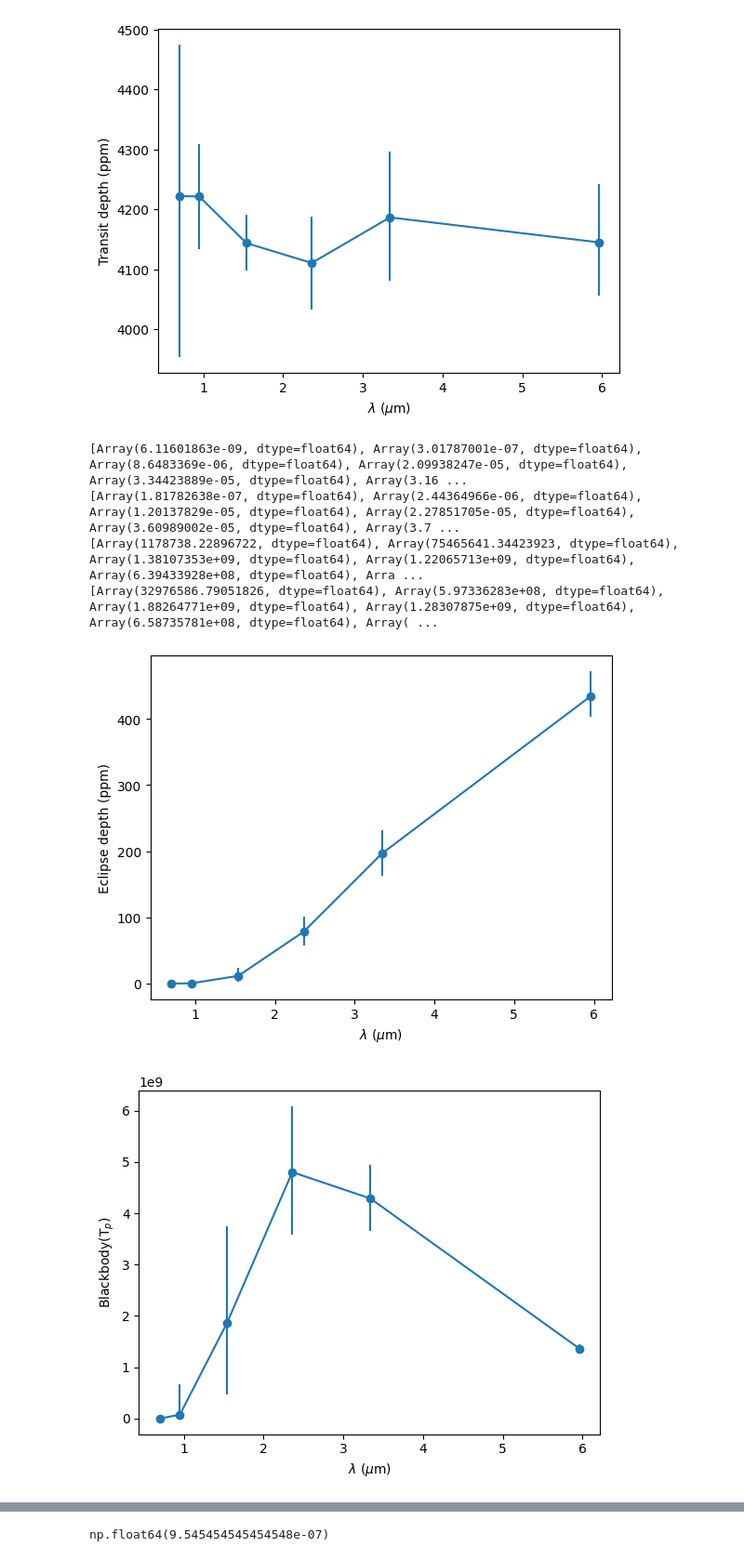
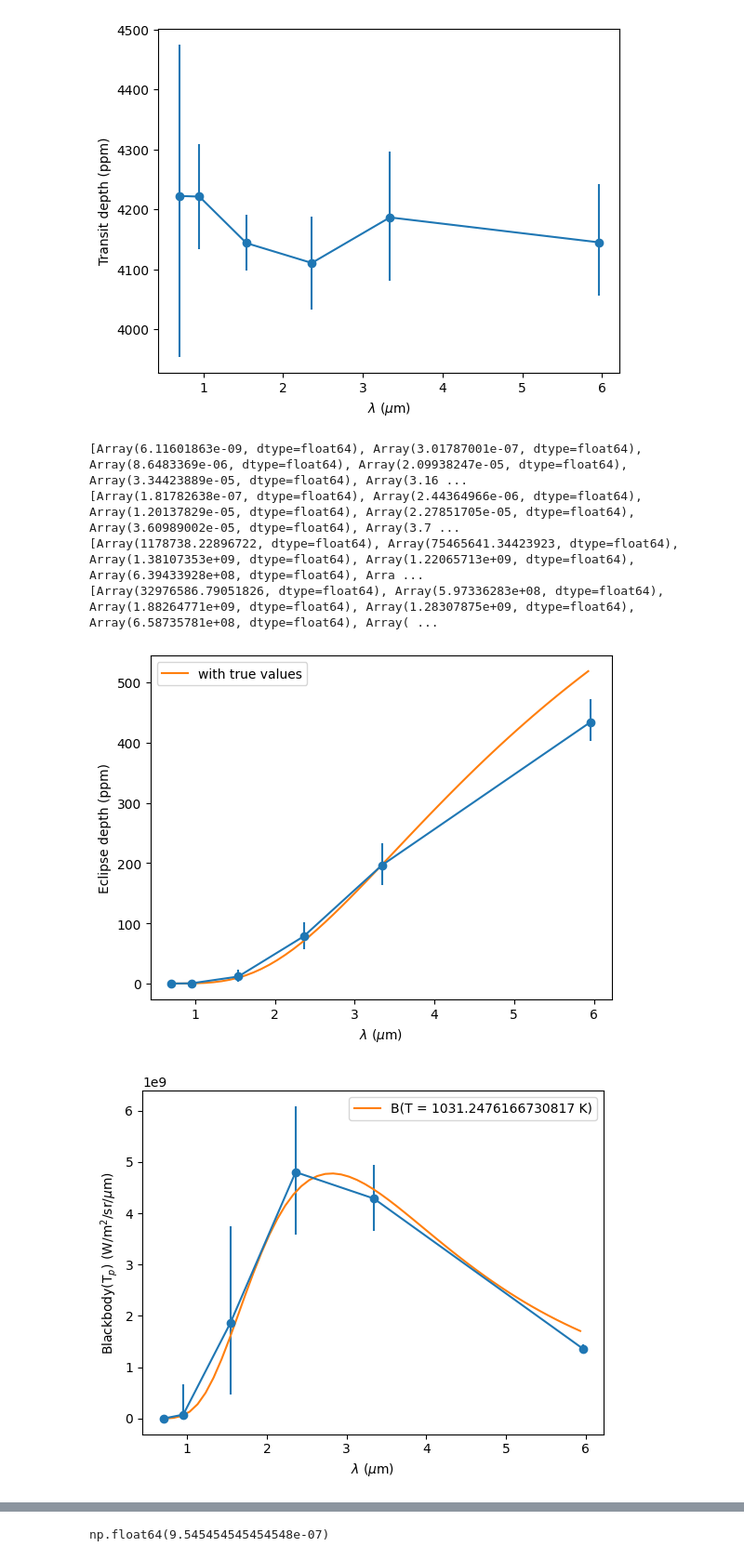
Before and after one commit to olwenrering/M2-LIU-Elsa, a Jupyter notebook: mcmc_multiwavelength.ipynb, the cells around one changed output, grey strips where cells are left out. Shown at 93% size. Saved outputs shown, nothing was run; the diff lists cells and outputs as text; code cells hidden in the pictures.

Commit message:
added plots

```diff
--- a/mcmc_multiwavelength.ipynb
+++ b/mcmc_multiwavelength.ipynb
@@ -573,33 +573,45 @@ for i in range(len(wvl)):
     depth16 = (B16/star_fluxes[i])*(R16/R_star)**2
     depth84 = (B84/star_fluxes[i])*(R84/R_star)**2
     eclipse_depths.append(depth50)
     #cst = 1/(star_fluxes[i]*R_star**2)
     """eclipse_depths_minus.append(np.sqrt((cst*(radii[i]**2)*planet_fluxes_minus[i])**2 + (2*cst*planet_fluxes[i]*radii[i]*radii_minus[i])**2))
     eclipse_depths_plus.append(np.sqrt((cst*(radii[i]**2)*planet_fluxes_plus[i])**2 + (2*cst*planet_fluxes[i]*radii[i]*radii_plus[i])**2))"""
     eclipse_depths_minus.append(depth50 - depth16)
     eclipse_depths_plus.append(depth84 - depth50)
 
 print(eclipse_depths_minus)
 print(eclipse_depths_plus)
 print(planet_fluxes_minus)
 print(planet_fluxes_plus)
 depth_yerr = np.vstack((eclipse_depths_minus, eclipse_depths_plus))
 
+wvl_array = np.arange(0.73, 6, 0.1)
 plt.figure()
 plt.errorbar(wvl, np.array(eclipse_depths)*1e6, np.array(depth_yerr)*1e6, fmt='-o')
+plt.plot(wvl_array, ((planck(wvl_array*1e-6, T_planet)/planck(wvl_array*1e-6, T_star))*(R/R_star)**2)*1e6, label='with true values')
 plt.xlabel(r'$\lambda$ ($\mu$m)')
 plt.ylabel(r'Eclipse depth (ppm)')
+plt.legend()
 plt.show()
 
 plt.figure()
 plt.errorbar(wvl, np.array(planet_fluxes), np.vstack((planet_fluxes_minus, planet_fluxes_plus)), fmt='-o')
+plt.plot(wvl_array, planck(wvl_array*1e-6, T_planet), label=f'B(T = {T_planet} K)')
 plt.xlabel(r'$\lambda$ ($\mu$m)')
-plt.ylabel(r'Blackbody(T$_p$)')
+plt.ylabel(r'Blackbody(T$_p$) (W/m$^2$/sr/$\mu$m)')
+plt.legend()
 plt.show()
+
+plt.figure()
+plt.plot(wvl_array, planck(wvl_array*1e-6, T_star), label=fr'B(T$_\star$ = {T_star} K)')
+plt.xlabel(r'$\lambda$ ($\mu$m)')
+plt.ylabel(r'Blackbody(T$_\star$) (W/m$^2$/sr/$\mu$m)')
+plt.legend()
+plt.show()
 # %% [output]
 [Array(6.11601863e-09, dtype=float64), Array(3.01787001e-07, dtype=float64), Array(8.6483369e-06, dtype=float64), Array(2.09938247e-05, dtype=float64), Array(3.34423889e-05, dtype=float64), Array(3.16 ...
 [Array(1.81782638e-07, dtype=float64), Array(2.44364966e-06, dtype=float64), Array(1.20137829e-05, dtype=float64), Array(2.27851705e-05, dtype=float64), Array(3.60989002e-05, dtype=float64), Array(3.7 ...
 [Array(1178738.22896722, dtype=float64), Array(75465641.34423923, dtype=float64), Array(1.38107353e+09, dtype=float64), Array(1.22065713e+09, dtype=float64), Array(6.39433928e+08, dtype=float64), Arra ...
 [Array(32976586.79051826, dtype=float64), Array(5.97336283e+08, dtype=float64), Array(1.88264771e+09, dtype=float64), Array(1.28307875e+09, dtype=float64), Array(6.58735781e+08, dtype=float64), Array( ...
-[figure, old version]
+[figure, new version]
-[figure, old version]
+[figure, new version]
```
Also changed, not shown: parts of 2 cells of this notebook.
